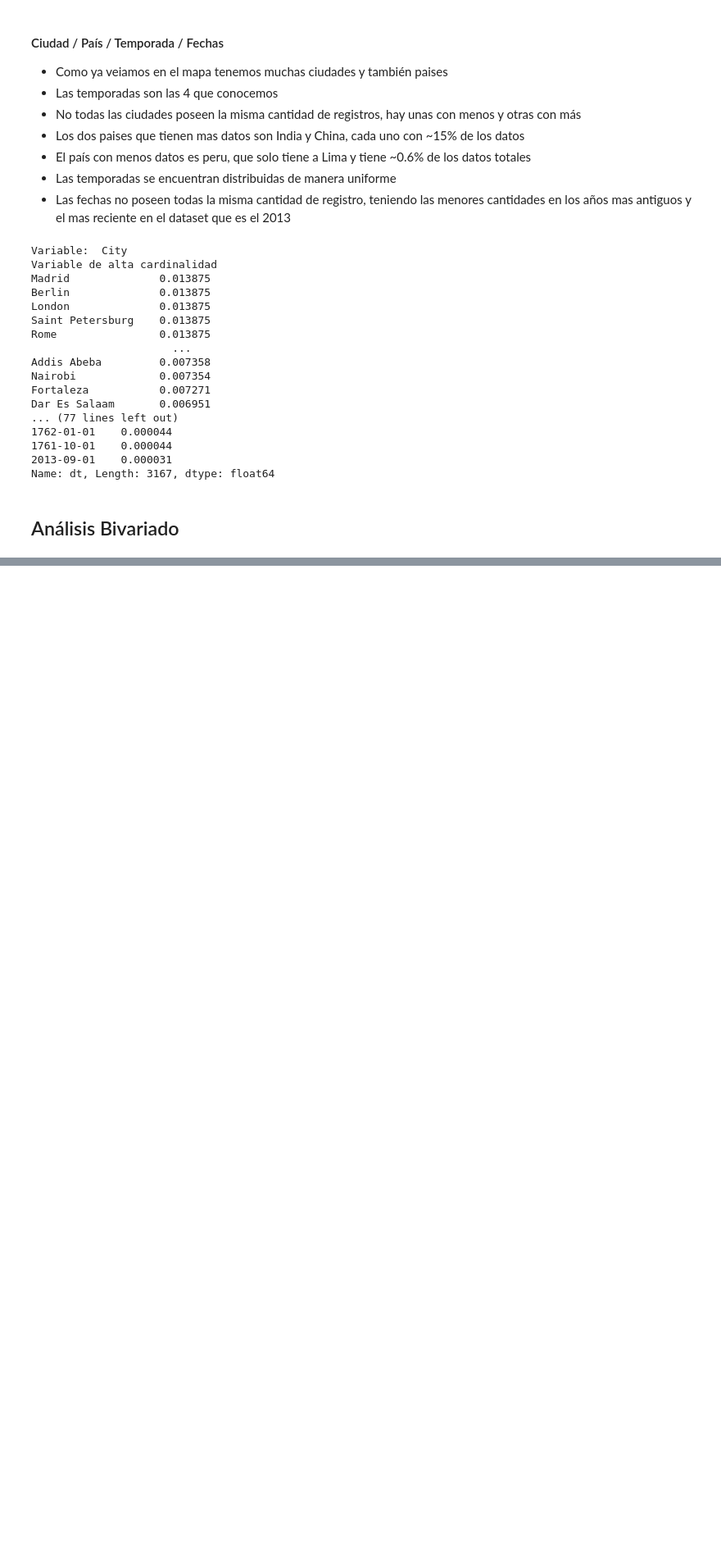
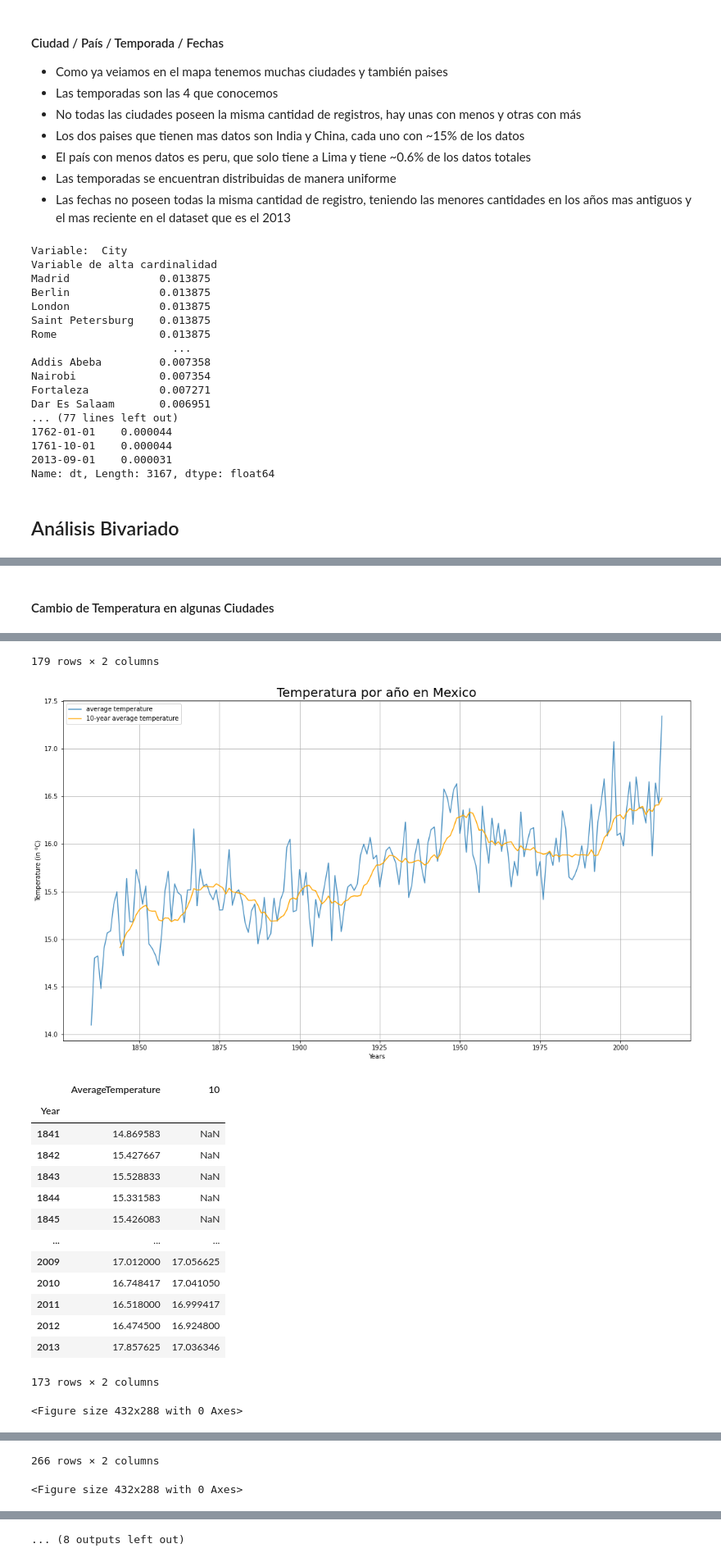
Before and after one commit to G4ll4rd0/ClimaGlobalPAD_O2022, a Jupyter notebook: TemperaturesByMCAnalisis.ipynb, the cells around one changed output, grey strips where cells are left out. Shown at 82% size. Drawn from its saved outputs; the diff is of its cells as text; code cells hidden in the pictures; blank space fills up the shorter version.

```diff
--- a/TemperaturesByMCAnalisis.ipynb
+++ b/TemperaturesByMCAnalisis.ipynb
@@ -287,0 +298,28 @@ Name: dt, Length: 3167, dtype: float64
+# %% [markdown]
+#### Cambio de Temperatura en algunas Ciudades
+# %%
+cityList = ['Mexico', 'Shanghai', 'New York', 'New Delhi', 'Sydney']
+
+for city in cityList:
+    tempData = data.loc[data.City == city]
+    tempData['Year'] = pd.DatetimeIndex(tempData['dt']).year
+    graphData = tempData.groupby('Year')['AverageTemperature'].mean().reset_index()
+    temperature_px = graphData['AverageTemperature']
+    graphData['10'] = temperature_px.rolling(window=10).mean()
+
+    graphData.set_index('Year', inplace = True)
+
+    display(graphData)
+
+    plt.figure(figsize=(18,10))
+    ax = plt.subplot()
+    ax.plot(graphData['AverageTemperature'], alpha=0.8, label='average temperature')
+    ax.plot(graphData['10'], color="orange", label='10-year average temperature')
+    plt.xlabel('Years')
+    plt.ylabel('Temperature (in °C)')
+    plt.title(f'Temperatura por año en {city}', fontsize = 20)
+    plt.grid()
+    plt.legend()
+    plt.show()
+    plt.clf()
+# %% [output]
@@ -287,0 +339,17 @@ Name: dt, Length: 3167, dtype: float64
+179 rows × 2 columns
+[figure, added]
+|  | AverageTemperature | 10 |
+| Year |  |  |
+| 1841 | 14.869583 | NaN |
+| 1842 | 15.427667 | NaN |
+| 1843 | 15.528833 | NaN |
+| 1844 | 15.331583 | NaN |
+| 1845 | 15.426083 | NaN |
+| ... | ... | ... |
+| 2009 | 17.012000 | 17.056625 |
+| 2010 | 16.748417 | 17.041050 |
+| 2011 | 16.518000 | 16.999417 |
+| 2012 | 16.474500 | 16.924800 |
+| 2013 | 17.857625 | 17.036346 |
+173 rows × 2 columns
+<Figure size 432x288 with 0 Axes>
@@ -287,0 +370,2 @@ Name: dt, Length: 3167, dtype: float64
+266 rows × 2 columns
+<Figure size 432x288 with 0 Axes>
@@ -287,0 +386 @@ Name: dt, Length: 3167, dtype: float64
+... (8 outputs left out)
```
Also changed, not shown: parts of 6 cells of this notebook.
